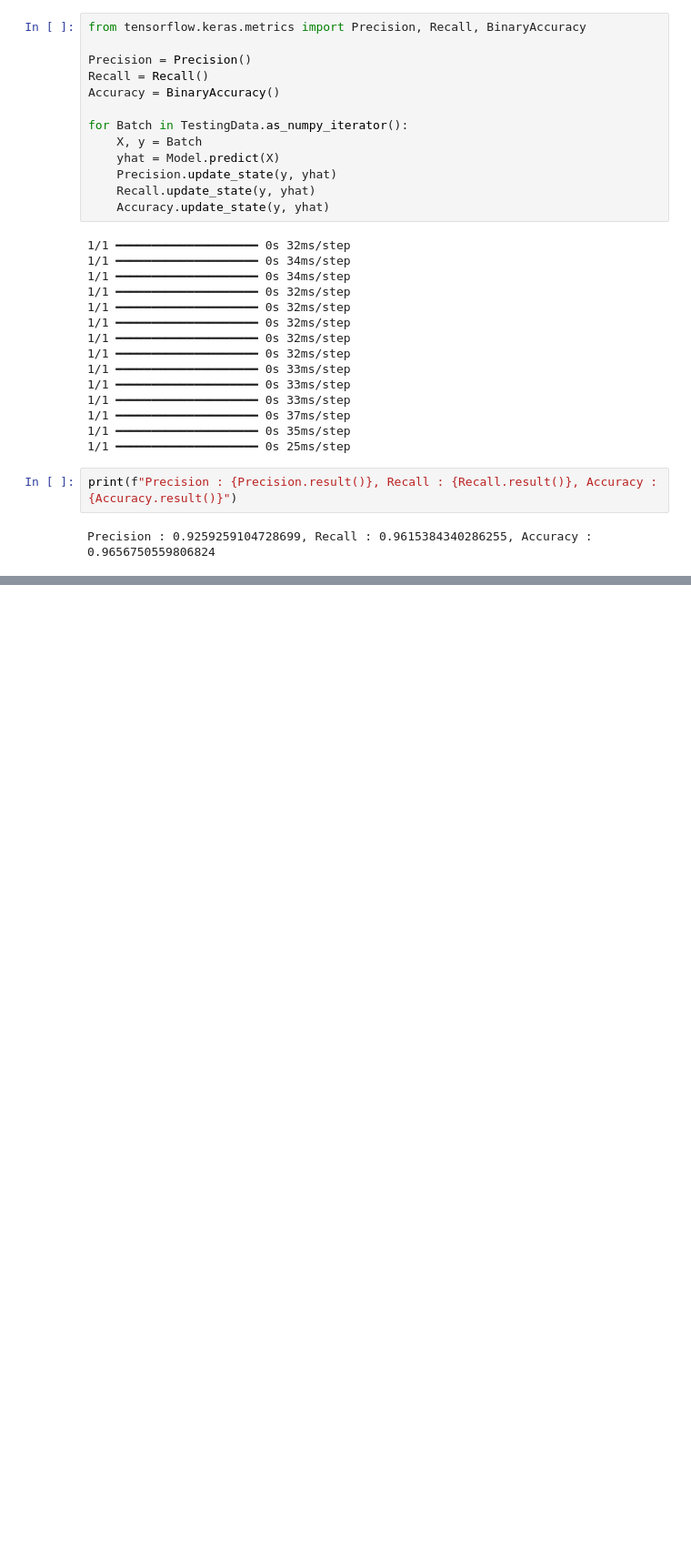
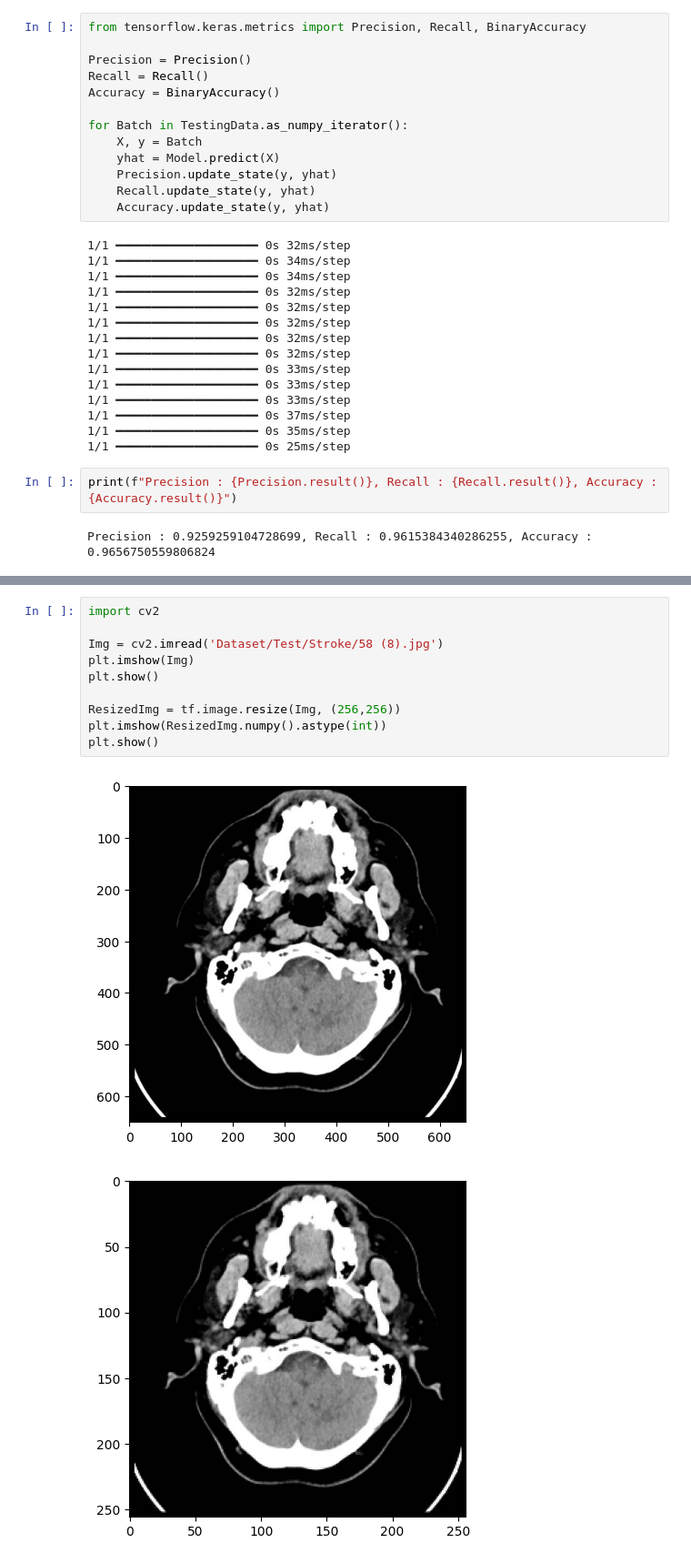
Before and after one commit to AkramOM606/DeepLearning-CNN-Brain-Stroke-Prediction, a Jupyter notebook: main.ipynb, the cells around one changed output, grey strips where cells are left out. Shown: that part at 91% size. Drawn from its saved outputs; the diff is of its cells as text; blank space fills up the shorter version.

```diff
--- a/main.ipynb
+++ b/main.ipynb
@@ -172,0 +201,13 @@ Precision : 0.9259259104728699, Recall : 0.9615384340286255, Accuracy : 0.965675
+# %%
+import cv2
+
+Img = cv2.imread('Dataset/Test/Stroke/58 (8).jpg')
+plt.imshow(Img)
+plt.show()
+
+ResizedImg = tf.image.resize(Img, (256,256))
+plt.imshow(ResizedImg.numpy().astype(int))
+plt.show()
+# %% [output]
+[figure, added]
+[figure, added]
```
Also changed, not shown: parts of 6 cells of this notebook, 1 other file.
